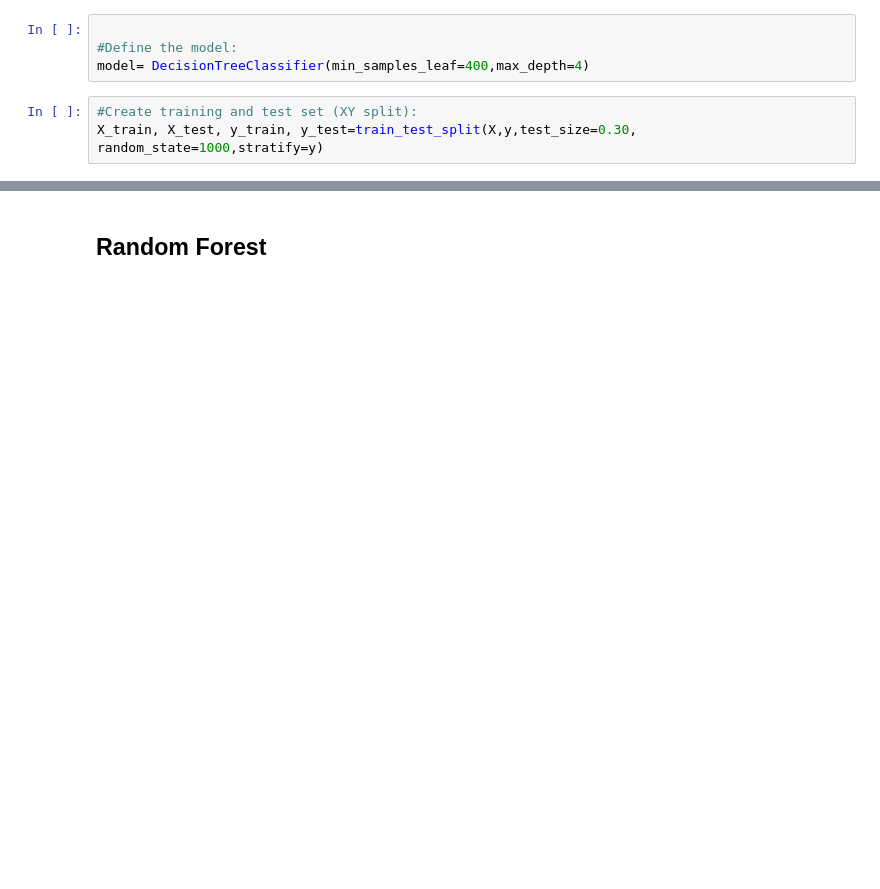
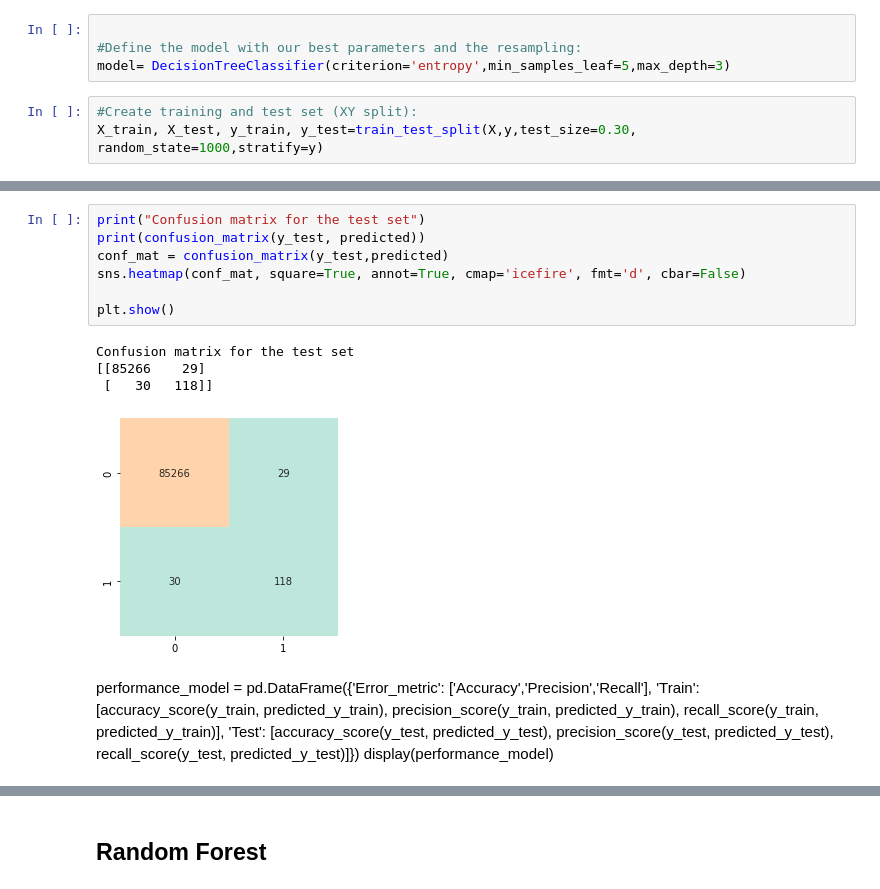
Before and after one commit to msantanarod/Fraud-Prevention-Analytics, a Jupyter notebook: Credit Card Fraud Detection.ipynb, the cells around one changed output, grey strips where cells are left out. Drawn from its saved outputs; the diff is of its cells as text; blank space fills up the shorter version.

```diff
--- a/Credit Card Fraud Detection.ipynb
+++ b/Credit Card Fraud Detection.ipynb
@@ -496,7 +513,7 @@ Important Note: The confussion matrix of our Linear Regression model has only a
 # %%
 
-#Define the model:
-model= DecisionTreeClassifier(min_samples_leaf=400,max_depth=4)
+#Define the model with our best parameters and the resampling:
+model= DecisionTreeClassifier(criterion='entropy',min_samples_leaf=5,max_depth=3)
 # %%
 #Create training and test set (XY split):
 X_train, X_test, y_train, y_test=train_test_split(X,y,test_size=0.30, random_state=1000,stratify=y)
@@ -530,3 +544,24 @@ print(classification_report(y_test,predicted_y_test))
+# %%
+print("Confusion matrix for the test set")
+print(confusion_matrix(y_test, predicted))
+conf_mat = confusion_matrix(y_test,predicted)
+sns.heatmap(conf_mat, square=True, annot=True, cmap='icefire', fmt='d', cbar=False)
+
+plt.show()
+# %% [output]
+Confusion matrix for the test set
+[[85266    29]
+ [   30   118]]
+[figure, added]
+# %% [markdown]
+performance_model = pd.DataFrame({'Error_metric': ['Accuracy','Precision','Recall'],
+                               'Train': [accuracy_score(y_train, predicted_y_train),
+                                         precision_score(y_train, predicted_y_train),
+                                         recall_score(y_train, predicted_y_train)],
+                               'Test': [accuracy_score(y_test, predicted_y_test),
+                                        precision_score(y_test, predicted_y_test),
+                                        recall_score(y_test, predicted_y_test)]})
+display(performance_model)
 # %%
 # Tree Representation:
 fig, axes = plt.subplots(nrows = 1,ncols = 1,figsize = (10,10))
```
Also changed, not shown: parts of 44 cells of this notebook.
